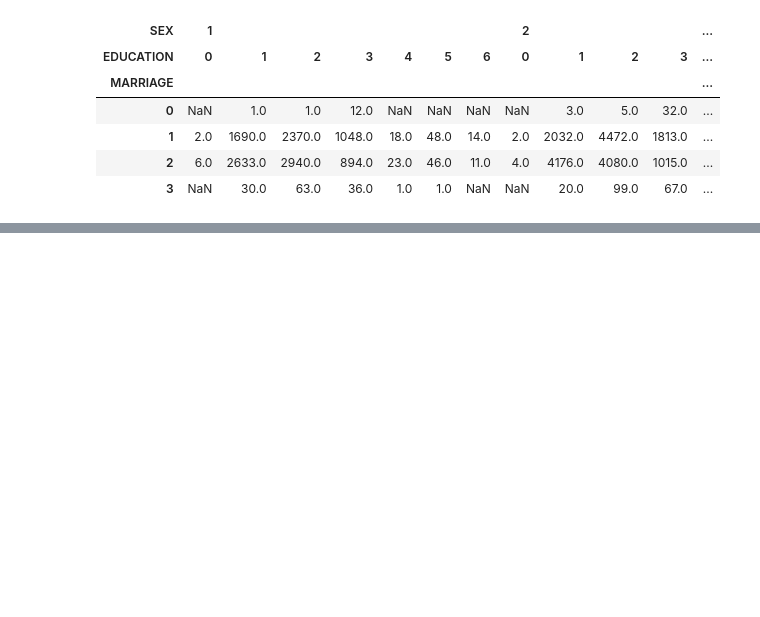
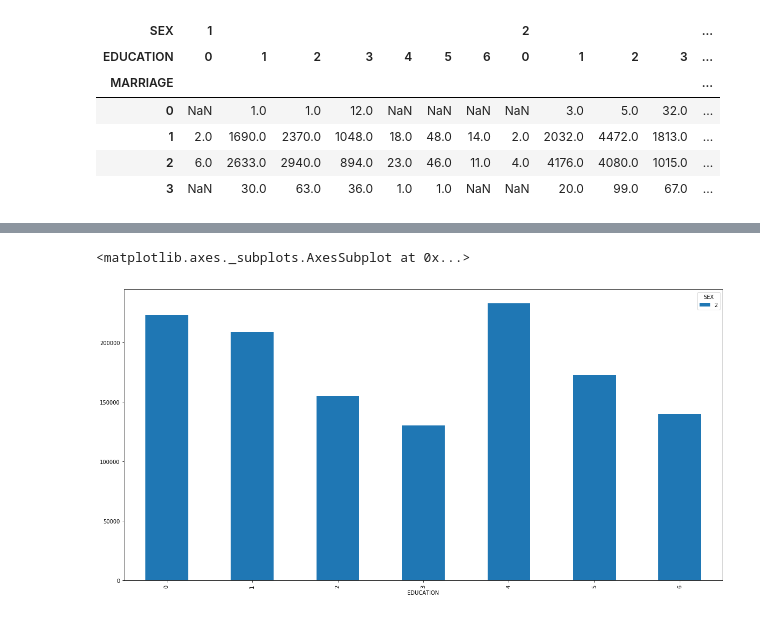
Before and after one commit to deshaion/sfml, a Jupyter notebook: hw_01/hw1-task.ipynb, the cells around one changed output, grey strips where cells are left out. Cells and saved outputs as stored; diff of their text form; code cells hidden in the pictures; blank space fills up the shorter version.

```diff
--- a/hw_01/hw1-task.ipynb
+++ b/hw_01/hw1-task.ipynb
@@ -99,3 +134,9 @@ df #TODO
+# %%
+fig, ax = plt.subplots(figsize=(20,10))
+df[df['SEX'] == 2].pivot_table('LIMIT_BAL', 'EDUCATION', 'SEX', 'mean').plot(kind='bar', ax=ax)
+# %% [output]
+<matplotlib.axes._subplots.AxesSubplot at 0x...>
+[figure, added]
 # %%
 # (10) построить большой график (подсказка - используя seaborn) для построения завимисости всех возможных пар параметров
 # разным цветом выделить разные значение "default payment next month"
```
Also changed, not shown: parts of 7 cells of this notebook.
